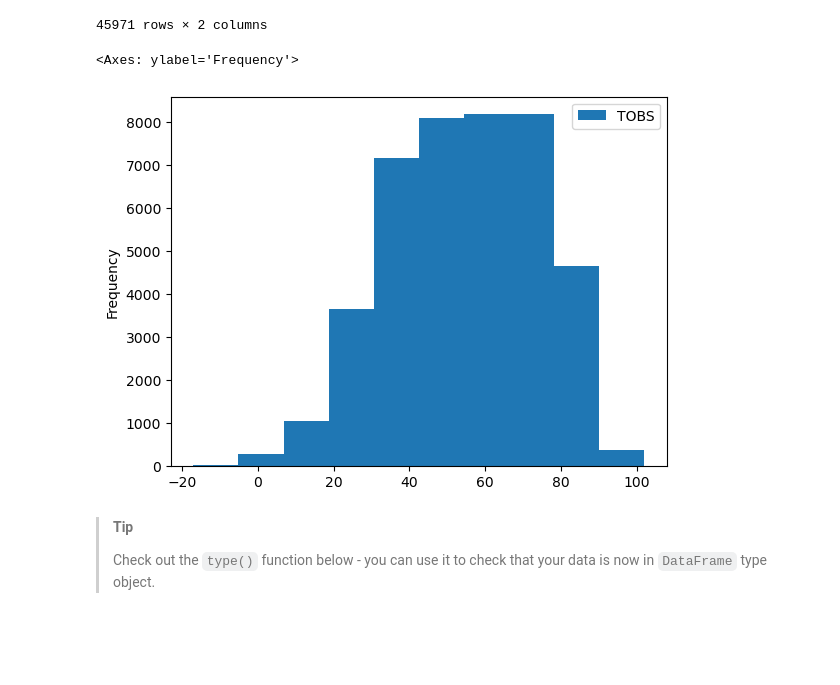
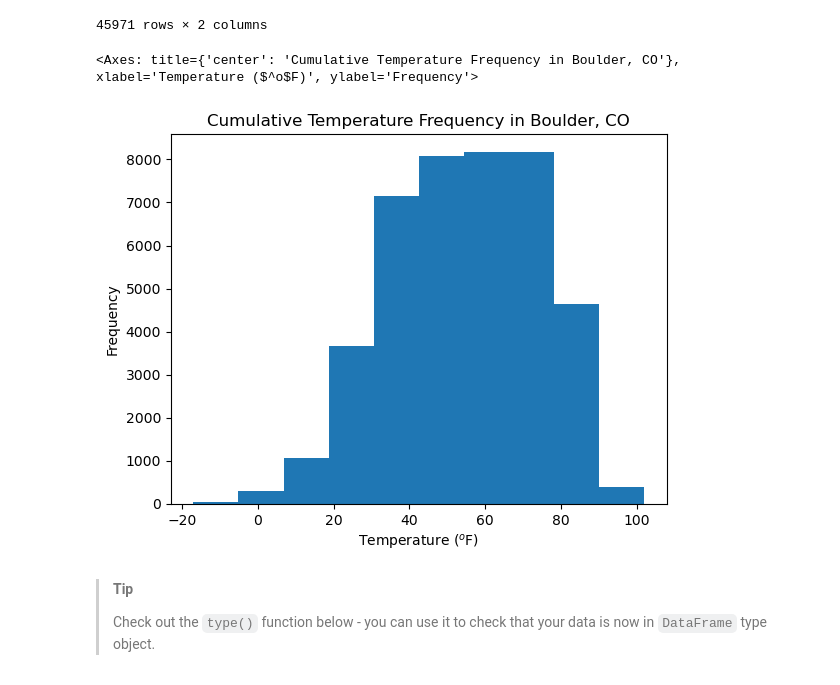
Before and after one commit to earthlab-education/02-climate-Livian-Von-Dran, a Jupyter notebook: Climate_Coding_Challenge_2_Data_Wrangling, Part 2!.ipynb, the cells around one changed output. Saved outputs shown, nothing was run; the diff lists cells and outputs as text; code cells hidden in the pictures; blank space fills up the shorter version.

```diff
--- a/Climate_Coding_Challenge_2_Data_Wrangling, Part 2!.ipynb
+++ b/Climate_Coding_Challenge_2_Data_Wrangling, Part 2!.ipynb
@@ -172,11 +172,18 @@ boulder_climate_raw_df
 | 2023-09-30 | USC00050848 | 78.0 |
 45971 rows × 2 columns
 # %%
-# Create a plot chart of Boulder's climate
-boulder_climate_df.plot.hist()
+# Create a histogram chart of temp. frequency in Boulder, CO
+# Add a title, label the axes, and remove the legend
+# Change TOBS to "Temperature ($^o$F)" for ease of understanding
+boulder_climate_raw_df.plot.hist(
+    title='Cumulative Temperature Frequency in Boulder, CO',
+    xlabel='Temperature ($^o$F)',
+    ylabel='Frequency',
+    legend=False
+)
 # %% [output]
-<Axes: ylabel='Frequency'>
+<Axes: title={'center': 'Cumulative Temperature Frequency in Boulder, CO'}, xlabel='Temperature ($^o$F)', ylabel='Frequency'>
-[figure, old version]
+[figure, new version]
 # %% [markdown]
 > **Tip**
 >
```
Also changed, not shown: parts of 2 cells of this notebook, 7 other files.
